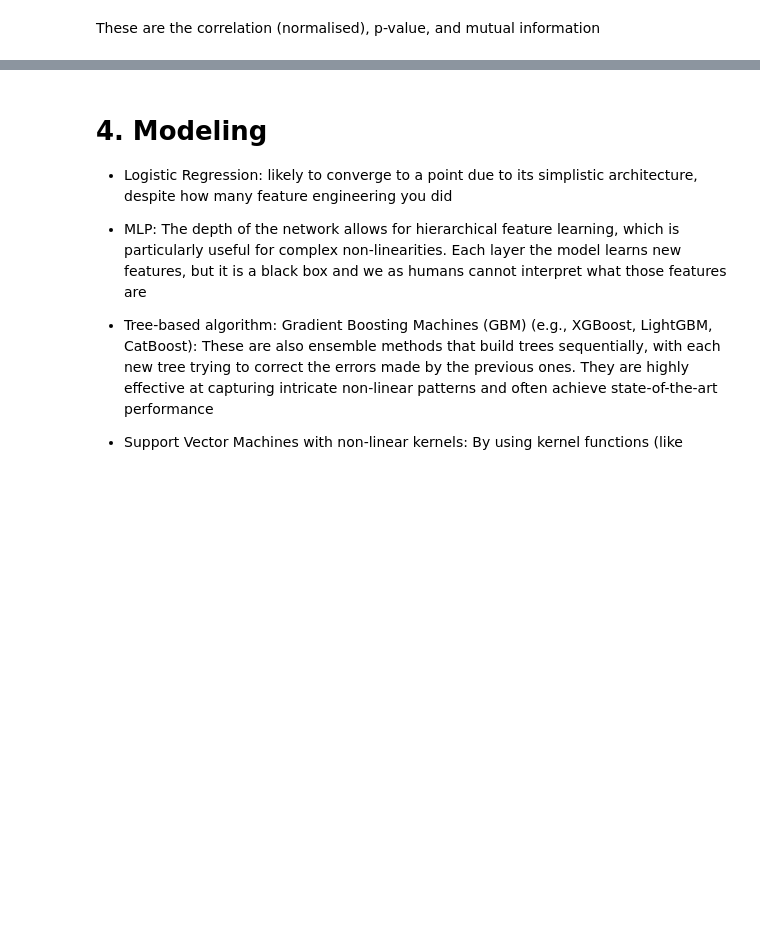
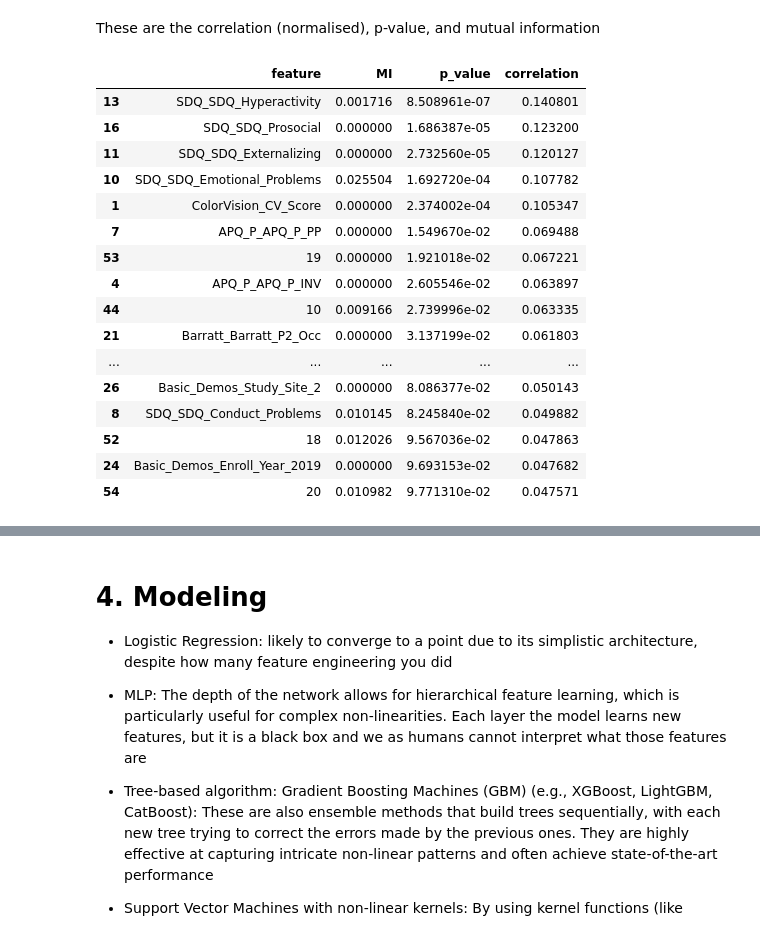
Before and after one commit to Savoxism/WiDS-Datathon-2025, a Jupyter notebook: solver.ipynb, the cells around one changed output, grey strips where cells are left out. Drawn from its saved outputs; the diff is of its cells as text; code cells hidden in the pictures; blank space fills up the shorter version.

```diff
--- a/solver.ipynb
+++ b/solver.ipynb
@@ -511,10 +648,20 @@ SEED  = 42
 train_metadata = pd.read_csv('train_processed_ver2.csv').set_index("participant_id")
 test_metadata = pd.read_csv('test_processed_ver2.csv').set_index("participant_id")
 
+train_fmri = pd.read_csv("train_fMRI.csv").set_index("participant_id")
+train_fmri = train_fmri.drop(columns=["Unnamed: 0"], axis=1)
+
+test_fmri = pd.read_csv("test_fMRI.csv").set_index("participant_id")
+test_fmri = test_fmri.drop(columns=["Unnamed: 0"], axis=1)
+
+
+train_combined = train_metadata.join(train_fmri, how='left')
+test_combined = test_metadata.join(test_fmri, how='left')
+
 labels = pd.read_excel("data/TRAIN/TRAINING_SOLUTIONS.xlsx").set_index("participant_id")
 
-train_combined = train_metadata.sort_index()
-test_combined = test_metadata   .sort_index()
+train_combined = train_combined.sort_index()
+test_combined = test_combined.sort_index()
 labels = labels.sort_index()
 
 assert all(train_combined.index == labels.index), "Label IDs do not match train_combined IDs"
@@ -563,3 +736,23 @@ df_adhd = pd.DataFrame({
     "p_value": p_adhd,
     "correlation": [abs(i) for i in corr_adhd]
 }).sort_values(by="p_value", ascending=True)
+# %%
+df_sex.head(20)
+# %% [output]
+|  | feature | MI | p_value | correlation |
+| 13 | SDQ_SDQ_Hyperactivity | 0.001716 | 8.508961e-07 | 0.140801 |
+| 16 | SDQ_SDQ_Prosocial | 0.000000 | 1.686387e-05 | 0.123200 |
+| 11 | SDQ_SDQ_Externalizing | 0.000000 | 2.732560e-05 | 0.120127 |
+| 10 | SDQ_SDQ_Emotional_Problems | 0.025504 | 1.692720e-04 | 0.107782 |
+| 1 | ColorVision_CV_Score | 0.000000 | 2.374002e-04 | 0.105347 |
+| 7 | APQ_P_APQ_P_PP | 0.000000 | 1.549670e-02 | 0.069488 |
+| 53 | 19 | 0.000000 | 1.921018e-02 | 0.067221 |
+| 4 | APQ_P_APQ_P_INV | 0.000000 | 2.605546e-02 | 0.063897 |
+| 44 | 10 | 0.009166 | 2.739996e-02 | 0.063335 |
+| 21 | Barratt_Barratt_P2_Occ | 0.000000 | 3.137199e-02 | 0.061803 |
+| ... | ... | ... | ... | ... |
+| 26 | Basic_Demos_Study_Site_2 | 0.000000 | 8.086377e-02 | 0.050143 |
+| 8 | SDQ_SDQ_Conduct_Problems | 0.010145 | 8.245840e-02 | 0.049882 |
+| 52 | 18 | 0.012026 | 9.567036e-02 | 0.047863 |
+| 24 | Basic_Demos_Enroll_Year_2019 | 0.000000 | 9.693153e-02 | 0.047682 |
+| 54 | 20 | 0.010982 | 9.771310e-02 | 0.047571 |
```
Also changed, not shown: parts of 45 cells of this notebook, 35 other files.
